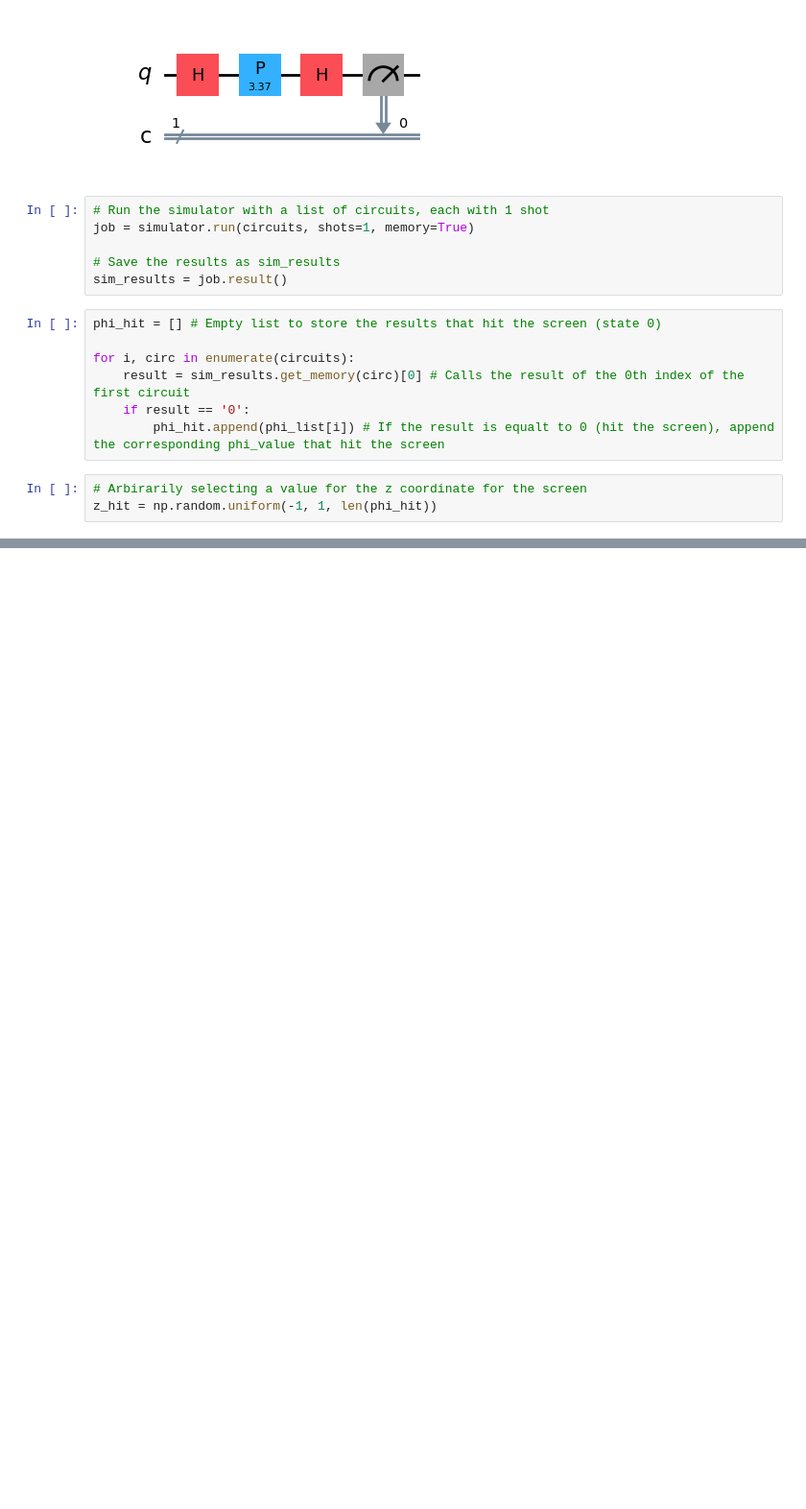
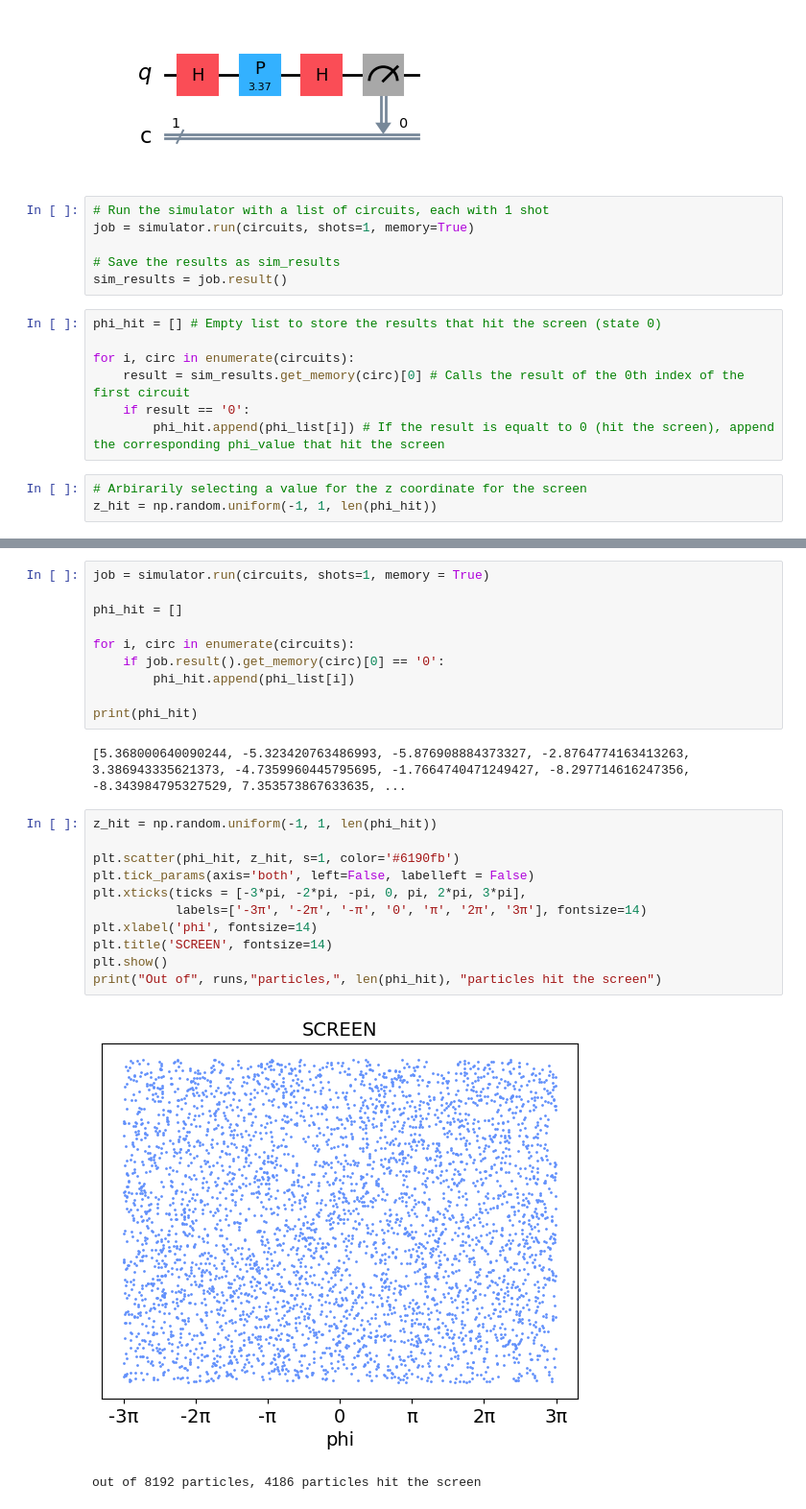
Before and after one commit to sunnykang813/2024-Physics-REU-QC, a Jupyter notebook: Double-Slit Experiment.ipynb, the cells around one changed output, grey strips where cells are left out. Shown: that part at 96% size. Saved outputs shown, nothing was run; the diff lists cells and outputs as text; blank space fills up the shorter version.

```diff
--- a/Double-Slit Experiment.ipynb
+++ b/Double-Slit Experiment.ipynb
@@ -98,0 +139,26 @@ plt.show()
+# %%
+job = simulator.run(circuits, shots=1, memory = True)
+
+phi_hit = []
+
+for i, circ in enumerate(circuits):
+    if job.result().get_memory(circ)[0] == '0':
+        phi_hit.append(phi_list[i])
+
+print(phi_hit)
+# %% [output]
+[5.368000640090244, -5.323420763486993, -5.876908884373327, -2.8764774163413263, 3.386943335621373, -4.7359960445795695, -1.7664740471249427, -8.297714616247356, -8.343984795327529, 7.353573867633635, ...
+# %%
+z_hit = np.random.uniform(-1, 1, len(phi_hit))
+
+plt.scatter(phi_hit, z_hit, s=1, color='#6190fb')
+plt.tick_params(axis='both', left=False, labelleft = False)
+plt.xticks(ticks = [-3*pi, -2*pi, -pi, 0, pi, 2*pi, 3*pi],
+           labels=['-3π', '-2π', '-π', '0', 'π', '2π', '3π'], fontsize=14)
+plt.xlabel('phi', fontsize=14)
+plt.title('SCREEN', fontsize=14)
+plt.show()
+print("Out of", runs,"particles,", len(phi_hit), "particles hit the screen")
+# %% [output]
+[figure, added]
+out of 8192 particles, 4186 particles hit the screen
```
Also changed, not shown: parts of 6 cells of this notebook, 1 other file.
